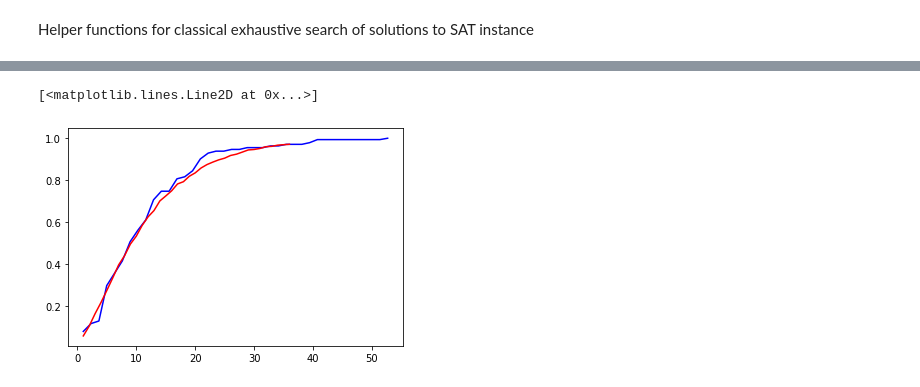
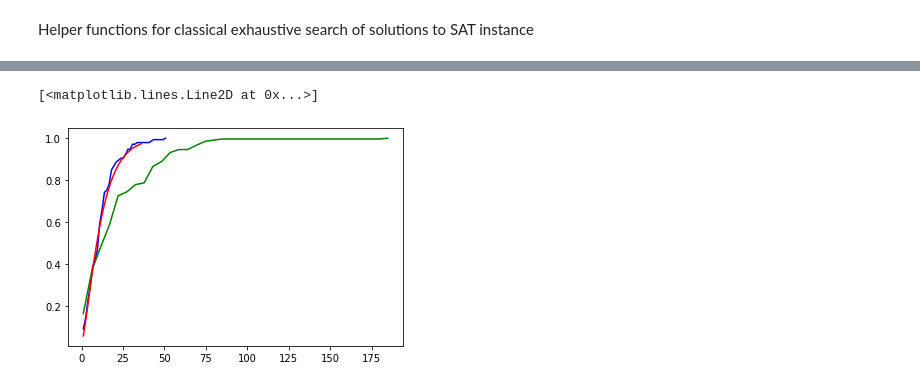
Before and after one commit to ColeLovesSpace/Quantum-3SAT, a Jupyter notebook: DirectCompare/QvsC.ipynb, the cells around one changed output, grey strips where cells are left out. Saved outputs shown, nothing was run; the diff lists cells and outputs as text; code cells hidden in the pictures.

```diff
--- a/DirectCompare/QvsC.ipynb
+++ b/DirectCompare/QvsC.ipynb
@@ -312,0 +353,9 @@ def exhausting(SAT,c,n):
+# %%
+n = 6
+par = setup(n)
+
+# c = 3*n -2
+c = len(par['sat'])
+
+i = 10000
+numIt = 10000000
@@ -313,15 +364,7 @@ def exhausting(SAT,c,n):
 # %%
-n = 6
-SAT = buildSatSingleSolution(n)
-c = 3*n -2
-i = 1000
-numIt = 10000000
+res = classicalSolve2(n,par['sat'],c,i,numIt)
 
-res = classicalSolve2(n,SAT,c,i,numIt)
-
-values, base = np.histogram(res, bins=40)
+values, base = np.histogram(res, bins=n**2)
 #evaluate the cumulative
 cumulative = np.cumsum(values)
-# plot the cumulative function
-# plt.plot(base[:-1], cumulative/numIt, c='blue')
 # %% [output]
@@ -328,0 +374,6 @@ C++ time to solve:  -92.50352764129639
+# %%
+resS = classicalSolveS(n,par['sat'],c,i,numIt)
+
+valuesS, baseS = np.histogram(resS, bins=n**2)
+#evaluate the cumulative
+cumulativeS = np.cumsum(valuesS)
@@ -329,4 +382,4 @@ C++ time to solve:  -92.50352764129639
 # %%
-solutions = exhausting(SAT,c,n)
+solutions = exhausting(par['sat'],c,n)
 print(solutions)
 # %% [output]
@@ -431,6 +470,7 @@ Iteration 36 took -2.7379984855651855
 # %%
 plt.plot(base[:-1]+1, cumulative/numIt, c='blue')
+plt.plot(baseS[:-1]+1, cumulativeS/numIt, c='green')
 plt.plot(xs, probList, c='red')
 # %% [output]
 [<matplotlib.lines.Line2D at 0x...>]
-[figure, old version]
+[figure, new version]
```
Also changed, not shown: parts of 18 cells of this notebook, 5 other files.
